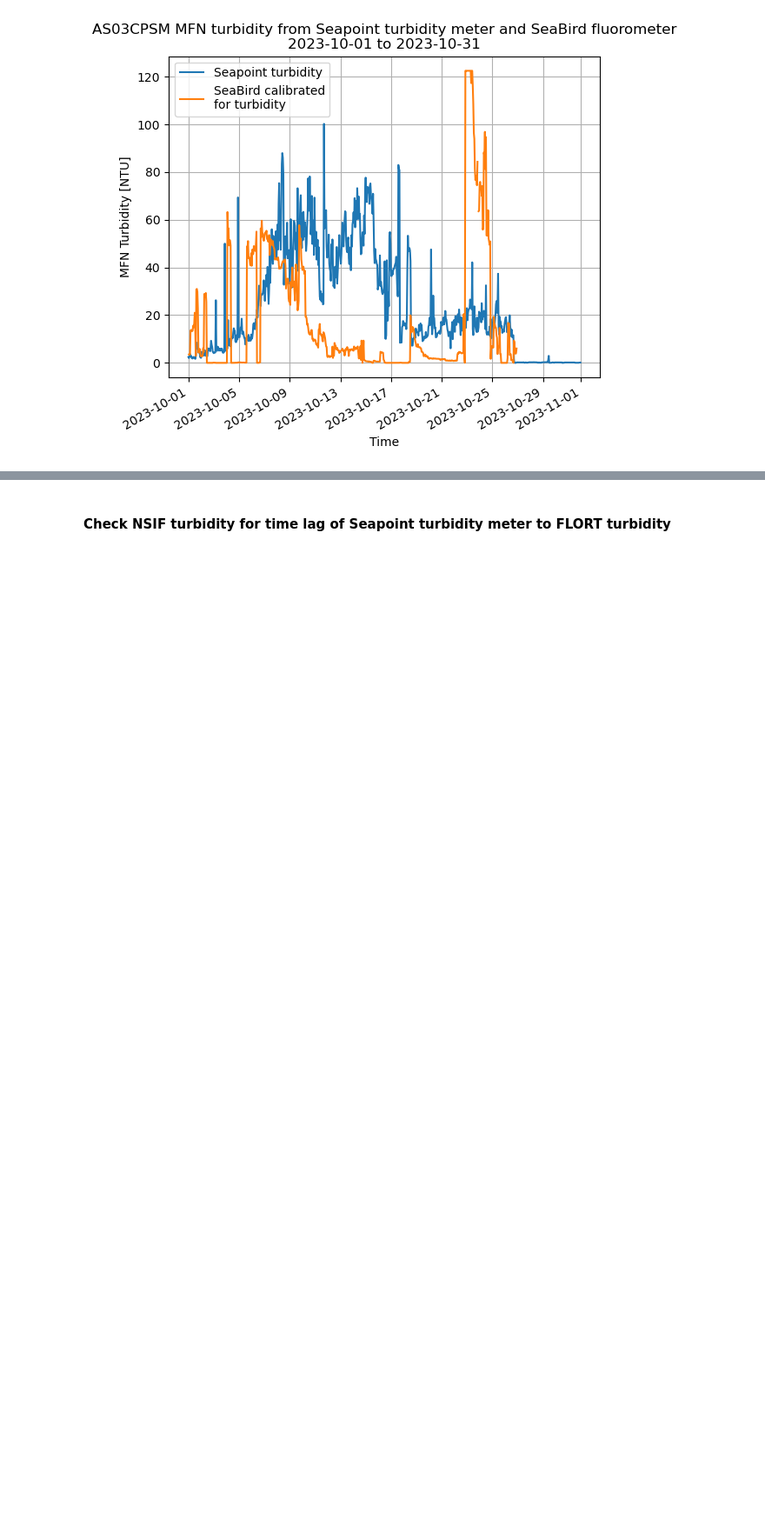
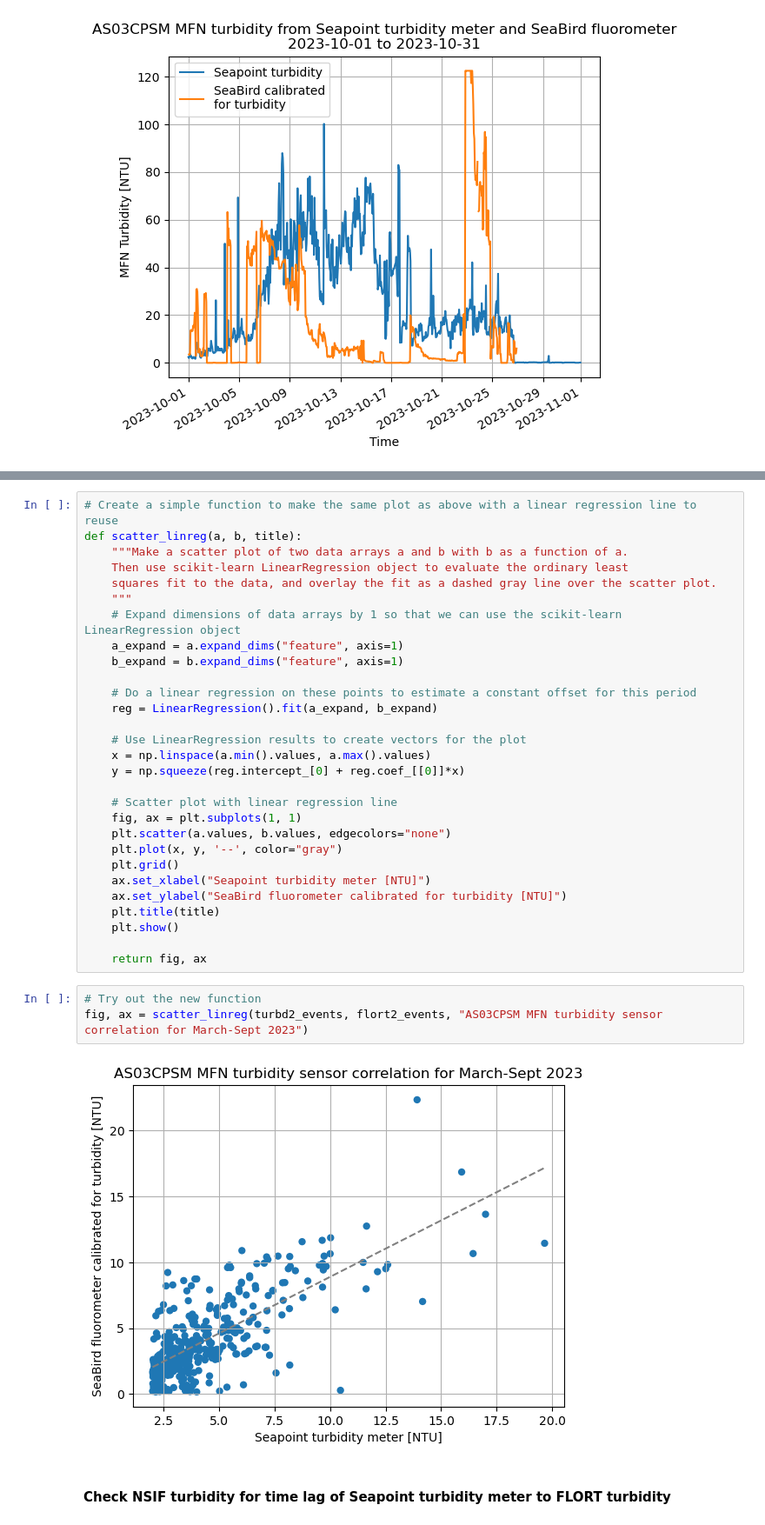
Before and after one commit to cooleyky/AST3, a Jupyter notebook: turbidity.ipynb, the cells around one changed output, grey strips where cells are left out. Shown at 87% size. Drawn from its saved outputs; the diff is of its cells as text; blank space fills up the shorter version.

```diff
--- a/turbidity.ipynb
+++ b/turbidity.ipynb
@@ -787,2 +822,36 @@ turbd_mfn_diff.sel(Time="July 2023").plot.scatter(edgecolor="none", s=2)
+# %%
+# Create a simple function to make the same plot as above with a linear regression line to reuse
+def scatter_linreg(a, b, title):
+    """Make a scatter plot of two data arrays a and b with b as a function of a.
+    Then use scikit-learn LinearRegression object to evaluate the ordinary least
+    squares fit to the data, and overlay the fit as a dashed gray line over the scatter plot.
+    """
+    # Expand dimensions of data arrays by 1 so that we can use the scikit-learn LinearRegression object
+    a_expand = a.expand_dims("feature", axis=1)
+    b_expand = b.expand_dims("feature", axis=1)
+
+    # Do a linear regression on these points to estimate a constant offset for this period
+    reg = LinearRegression().fit(a_expand, b_expand)
+
+    # Use LinearRegression results to create vectors for the plot
+    x = np.linspace(a.min().values, a.max().values)
+    y = np.squeeze(reg.intercept_[0] + reg.coef_[[0]]*x)
+
+    # Scatter plot with linear regression line
+    fig, ax = plt.subplots(1, 1)
+    plt.scatter(a.values, b.values, edgecolors="none")
+    plt.plot(x, y, '--', color="gray")
+    plt.grid()
+    ax.set_xlabel("Seapoint turbidity meter [NTU]")
+    ax.set_ylabel("SeaBird fluorometer calibrated for turbidity [NTU]")
+    plt.title(title)
+    plt.show()
+
+    return fig, ax
+# %%
+# Try out the new function
+fig, ax = scatter_linreg(turbd2_events, flort2_events, "AS03CPSM MFN turbidity sensor correlation for March-Sept 2023")
+# %% [output]
+[figure, added]
 # %% [markdown]
 #### Check NSIF turbidity for time lag of Seapoint turbidity meter to FLORT turbidity
```
Also changed, not shown: parts of 15 cells of this notebook, 1 other file.
